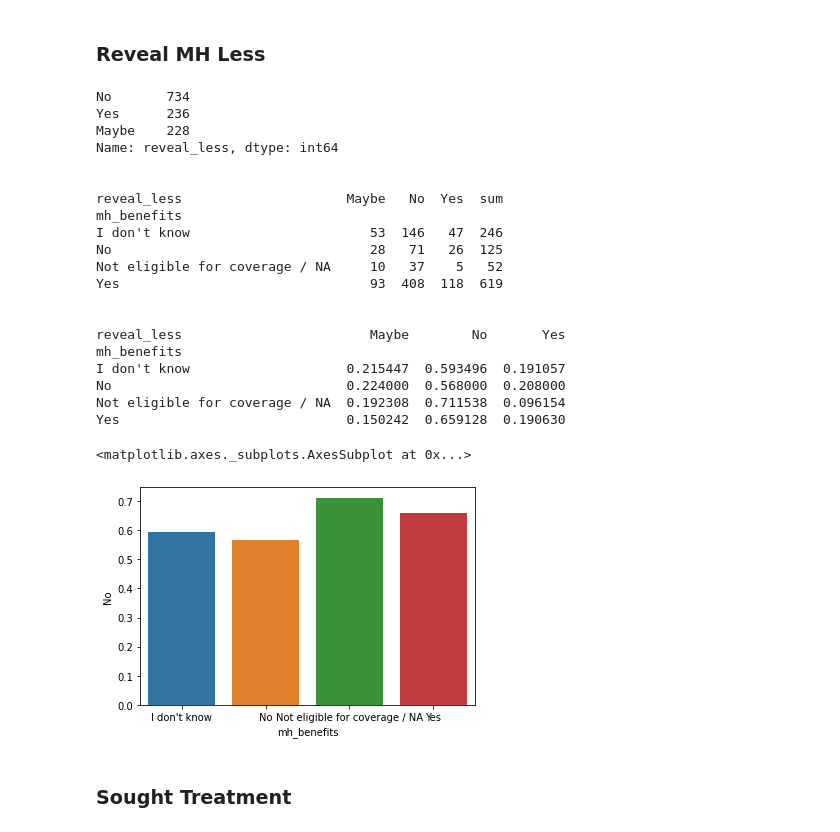
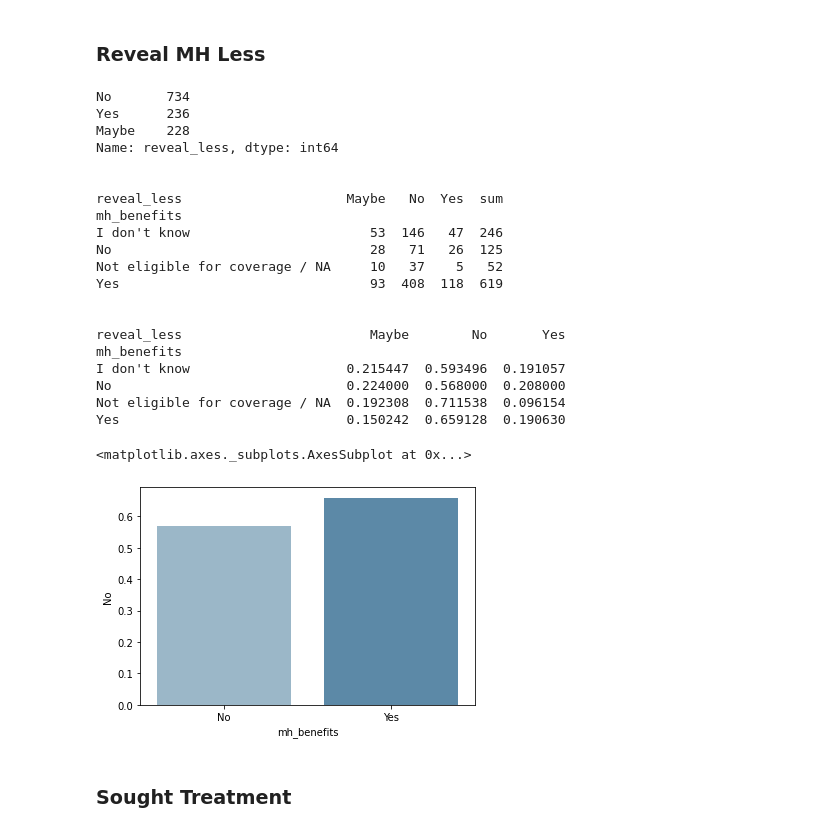
Before and after one commit to alexisbianco0919/compsci216-project, a Jupyter notebook: mh_benefits_analysis.ipynb, the cells around one changed output. Cells and saved outputs as stored; diff of their text form; code cells hidden in the pictures.

```diff
--- a/mh_benefits_analysis.ipynb
+++ b/mh_benefits_analysis.ipynb
@@ -397,35 +398,35 @@ print(cd['reveal_less'].value_counts(), '\n\n')
 reveal_less_pt = cd.pivot_table('age', index='mh_benefits', columns='reveal_less', aggfunc='count')
 reveal_less_pt["sum"] = reveal_less_pt.sum(axis=1)
 print(reveal_less_pt, '\n\n')
 
 reveal_less_comparison = reveal_less_pt.loc[:,"Maybe":"Yes"].div(reveal_less_pt["sum"], axis=0)
 print(reveal_less_comparison)
 
-x = sns.barplot(x=reveal_less_comparison.index, y="No", data=reveal_less_comparison)
+x = sns.barplot(x=reveal_less_comparison.index, y="No", data=reveal_less_comparison, order=['No','Yes'], palette=["#94b9cf", "#508bb3", "#94b9cf", "#1c538b"])
 x
 # %% [output]
 No       734
 Yes      236
 Maybe    228
 Name: reveal_less, dtype: int64
 
 
 reveal_less                     Maybe   No  Yes  sum
 mh_benefits
 I don't know                       53  146   47  246
 No                                 28   71   26  125
 Not eligible for coverage / NA     10   37    5   52
 Yes                                93  408  118  619
 
 
 reveal_less                        Maybe        No       Yes
 mh_benefits
 I don't know                    0.215447  0.593496  0.191057
 No                              0.224000  0.568000  0.208000
 Not eligible for coverage / NA  0.192308  0.711538  0.096154
 Yes                             0.150242  0.659128  0.190630
 <matplotlib.axes._subplots.AxesSubplot at 0x...>
-[figure, old version]
+[figure, new version]
 # %% [markdown]
 ### Sought Treatment
 # %%
```
Also changed, not shown: parts of 2 cells of this notebook.
